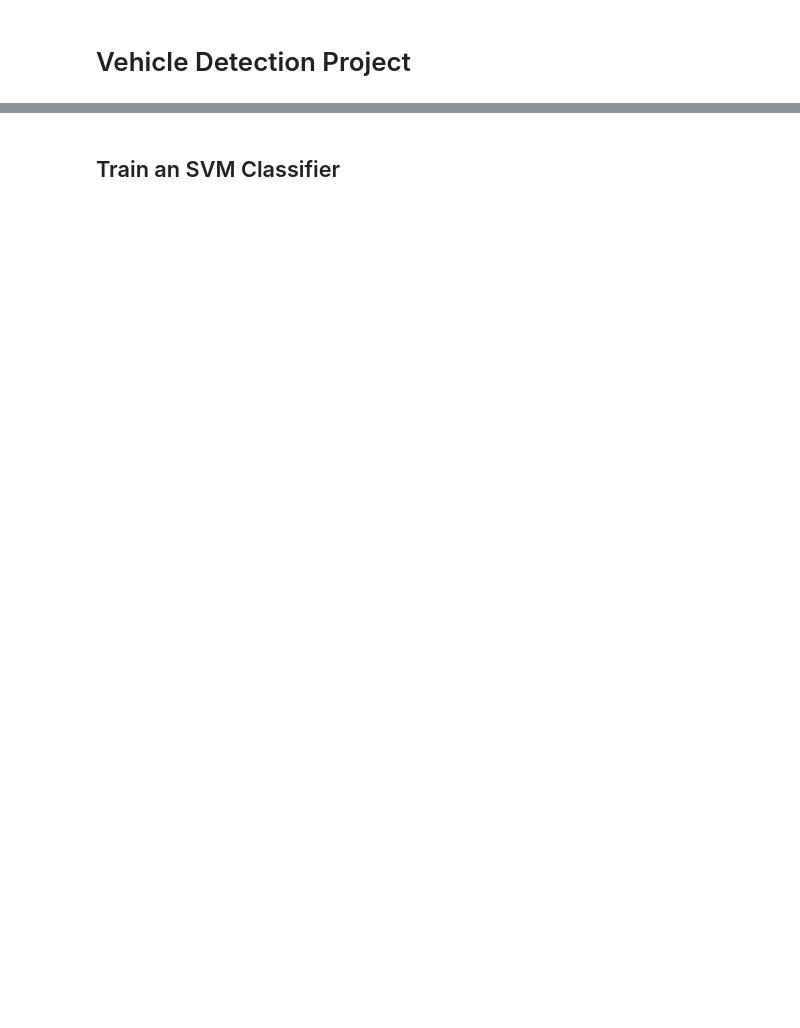
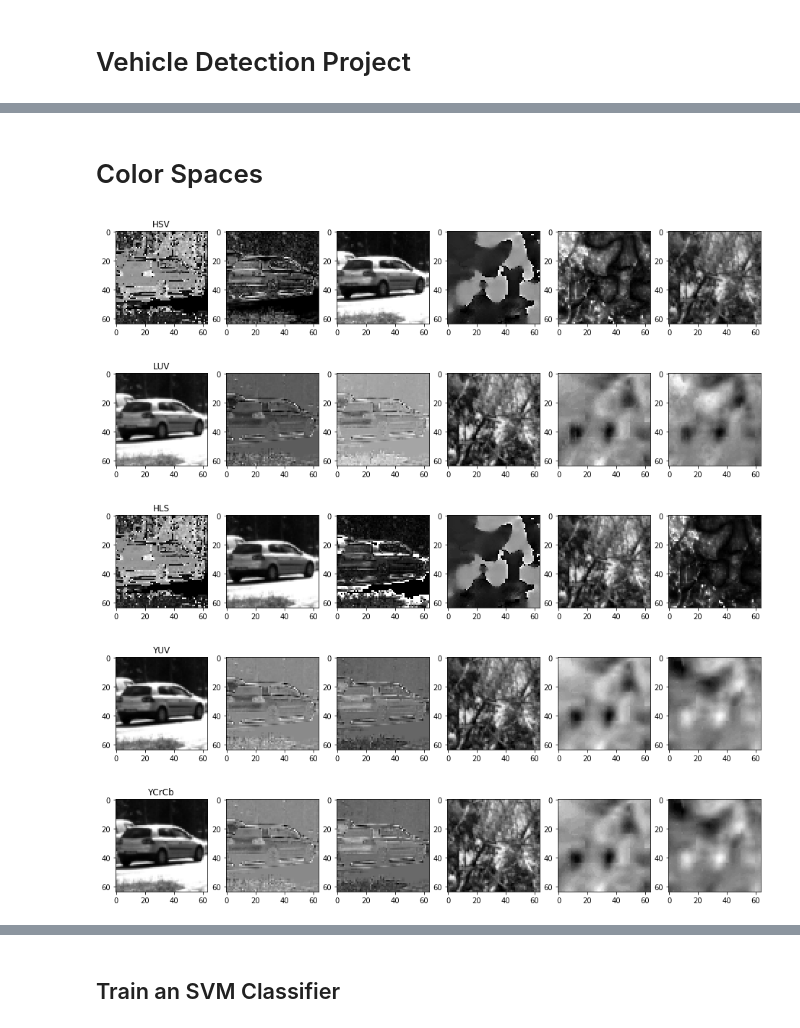
Before and after one commit to rudi77/sdc, a Jupyter notebook: project5/exploration.ipynb, the cells around one changed output, grey strips where cells are left out. Drawn from its saved outputs; the diff is of its cells as text; code cells hidden in the pictures; blank space fills up the shorter version.

```diff
--- a/project5/exploration.ipynb
+++ b/project5/exploration.ipynb
@@ -196,0 +145,35 @@ len(dataset.columns)
+# %% [markdown]
+# Color Spaces
+# %%
+import dataset_generator as dg
+
+def show_channels(img, img2, colspace, figsize=(16,10), pos=161):
+    img = dg.to_colorspace(img, colspace)
+
+    fig = plt.figure(figsize=figsize)
+    for i in range(3):
+        plt.subplot(pos)
+        plt.imshow(img[:,:,i], cmap='gray')
+
+        if i == 0:
+            plt.title(colspace)
+        pos += 1
+
+    if img2 is not None:
+        img2 = dg.to_colorspace(img2, colspace)
+        for i in range(3):
+            plt.subplot(pos)
+            plt.imshow(img2[:,:,i], cmap='gray')
+            pos += 1
+
+show_channels(car_image, notcar_image, 'HSV')
+show_channels(car_image, notcar_image, 'LUV')
+show_channels(car_image, notcar_image, 'HLS')
+show_channels(car_image, notcar_image, 'YUV')
+show_channels(car_image, notcar_image, 'YCrCb')
+# %% [output]
+[figure, added]
+[figure, added]
+[figure, added]
+[figure, added]
+[figure, added]
```
Also changed, not shown: parts of 37 cells of this notebook, 3 other files.
